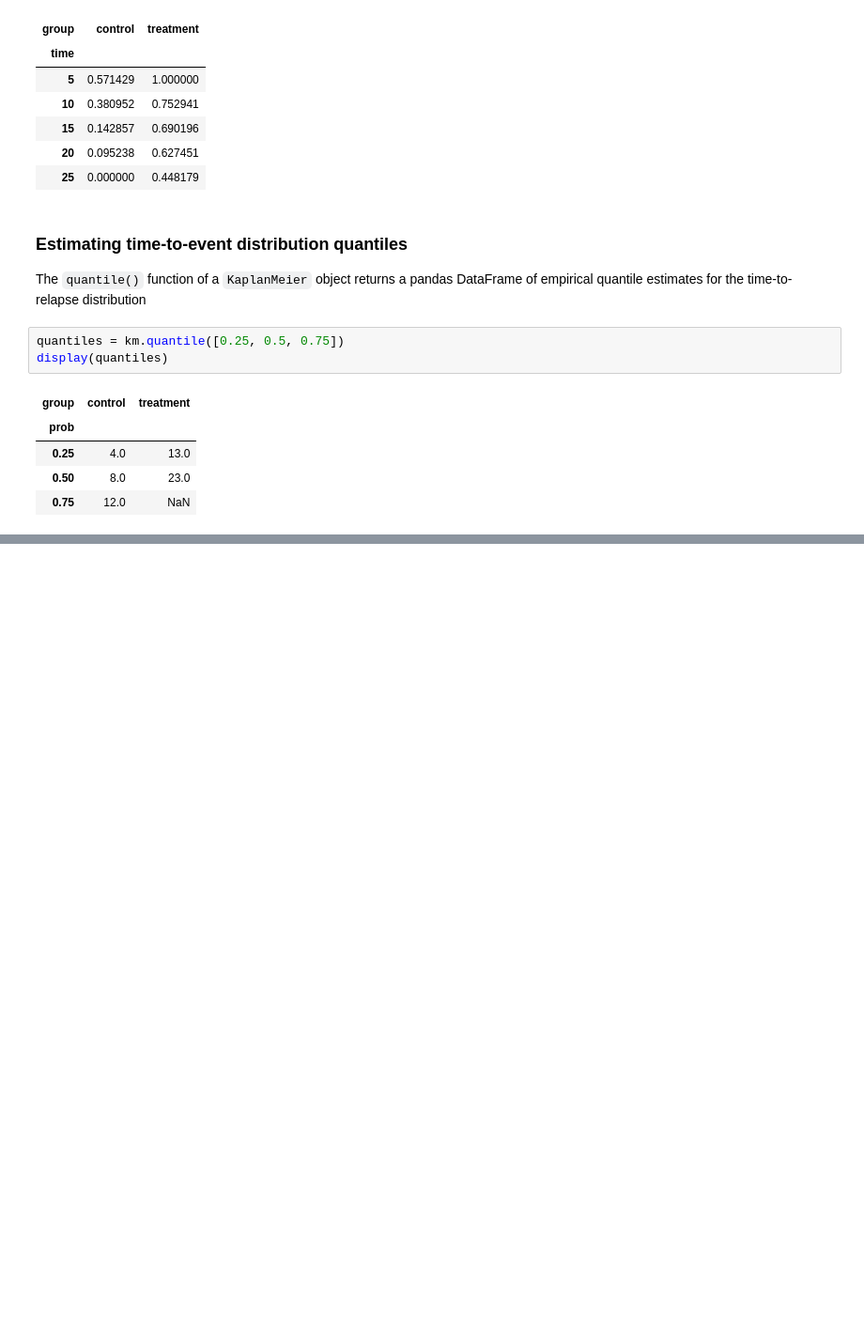
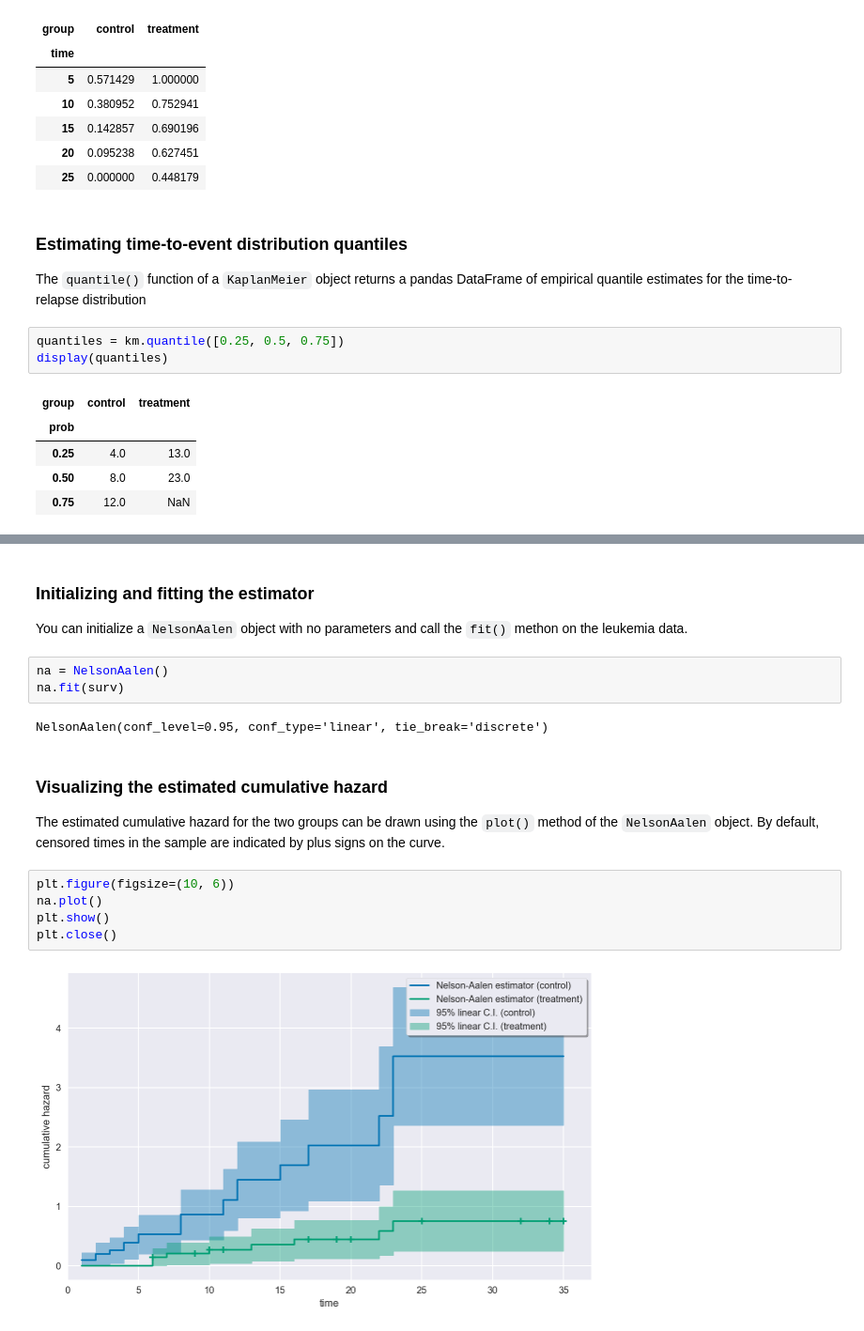
Before and after one commit to artemmavrin/survive, a Jupyter notebook: doc/source/examples/Leukemia_Remission_Time_Dataset.ipynb, the cells around one changed output, grey strips where cells are left out. Shown at 94% size. Drawn from its saved outputs; the diff is of its cells as text; blank space fills up the shorter version.

```diff
--- a/doc/source/examples/Leukemia_Remission_Time_Dataset.ipynb
+++ b/doc/source/examples/Leukemia_Remission_Time_Dataset.ipynb
@@ -252,0 +261,21 @@ display(quantiles)
+# %% [markdown]
+### Initializing and fitting the estimator
+
+You can initialize a `NelsonAalen` object with no parameters and call the `fit()` methon on the leukemia data.
+# %%
+na = NelsonAalen()
+na.fit(surv)
+# %% [output]
+NelsonAalen(conf_level=0.95, conf_type='linear', tie_break='discrete')
+# %% [markdown]
+### Visualizing the estimated cumulative hazard
+
+The estimated cumulative hazard for the two groups can be drawn using the `plot()` method of the `NelsonAalen` object.
+By default, censored times in the sample are indicated by plus signs on the curve.
+# %%
+plt.figure(figsize=(10, 6))
+na.plot()
+plt.show()
+plt.close()
+# %% [output]
+[figure, added]
```
Also changed, not shown: parts of 3 cells of this notebook, 4 other files.
